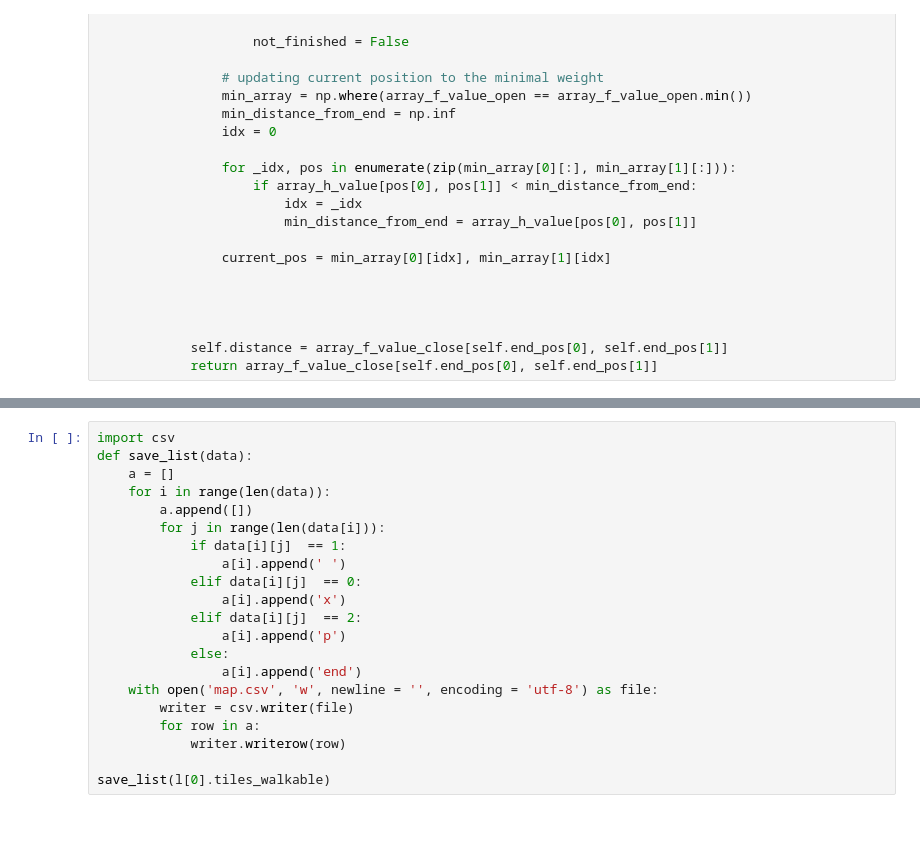
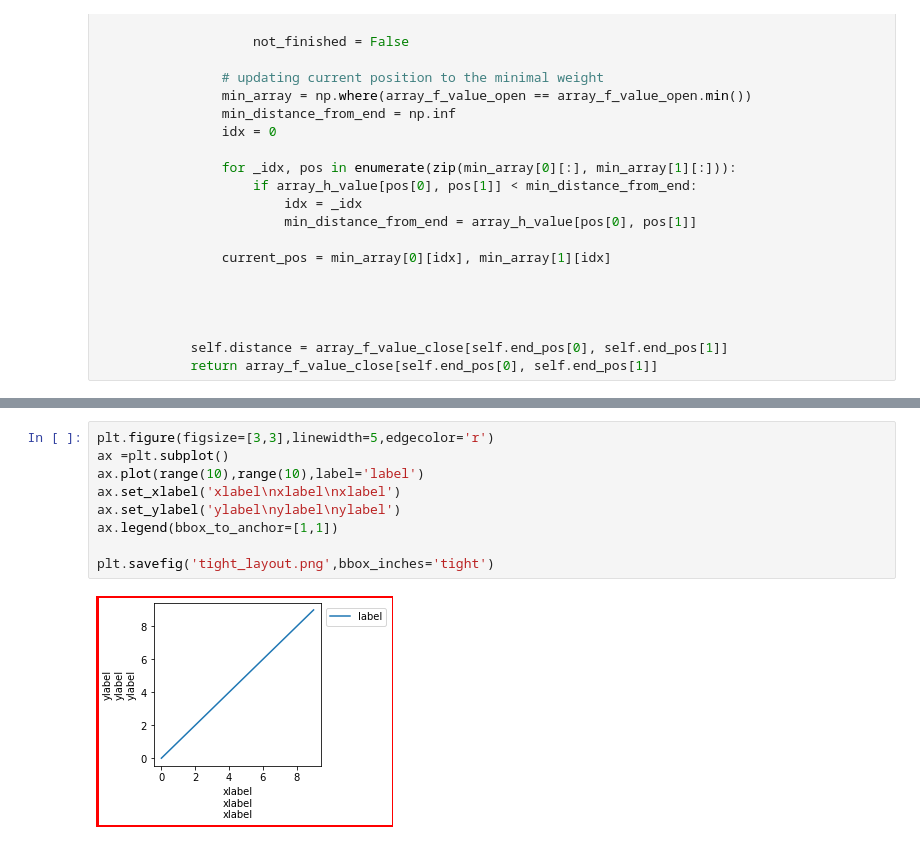
Before and after one commit to CorentinSeznec/algoGenetique, a Jupyter notebook: genetic algo.ipynb, the cells around one changed output, grey strips where cells are left out. Saved outputs shown, nothing was run; the diff lists cells and outputs as text.

```diff
--- a/genetic algo.ipynb
+++ b/genetic algo.ipynb
@@ -470,21 +508,11 @@ generation:  50
-# %%
-import csv
-def save_list(data):
-    a = []
-    for i in range(len(data)):
-        a.append([])
-        for j in range(len(data[i])):
-            if data[i][j]  == 1:
-                a[i].append(' ')
-            elif data[i][j]  == 0:
-                a[i].append('x')
-            elif data[i][j]  == 2:
-                a[i].append('p')
-            else:
-                a[i].append('end')
-    with open('map.csv', 'w', newline = '', encoding = 'utf-8') as file:
-        writer = csv.writer(file)
-        for row in a:
-            writer.writerow(row)
-
-save_list(l[0].tiles_walkable)
+# %%
+plt.figure(figsize=[3,3],linewidth=5,edgecolor='r')
+ax =plt.subplot()
+ax.plot(range(10),range(10),label='label')
+ax.set_xlabel('xlabel\nxlabel\nxlabel')
+ax.set_ylabel('ylabel\nylabel\nylabel')
+ax.legend(bbox_to_anchor=[1,1])
+
+plt.savefig('tight_layout.png',bbox_inches='tight')
+# %% [output]
+[figure, added]
```
Also changed, not shown: parts of 5 cells of this notebook, 1 other file.
